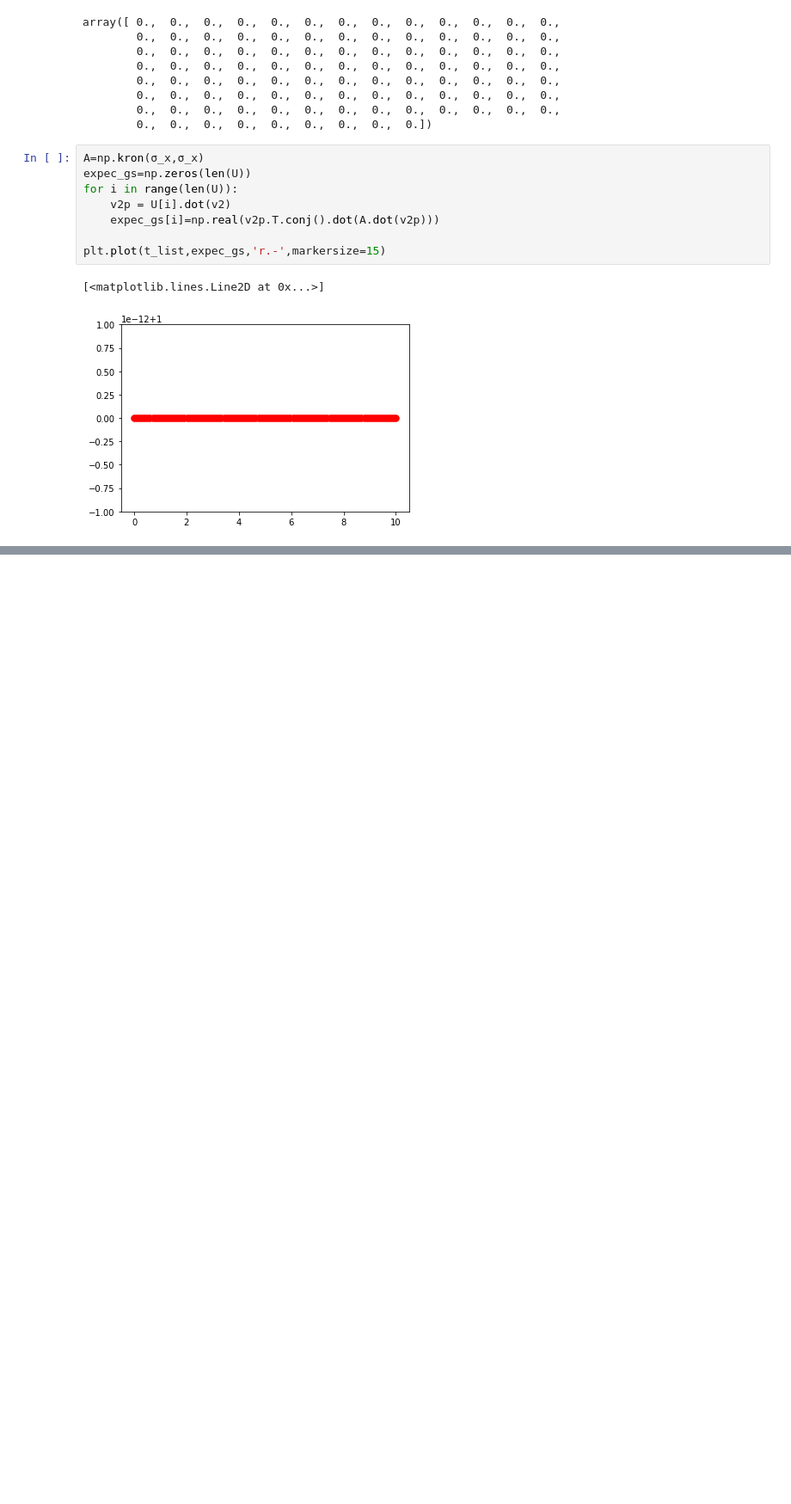
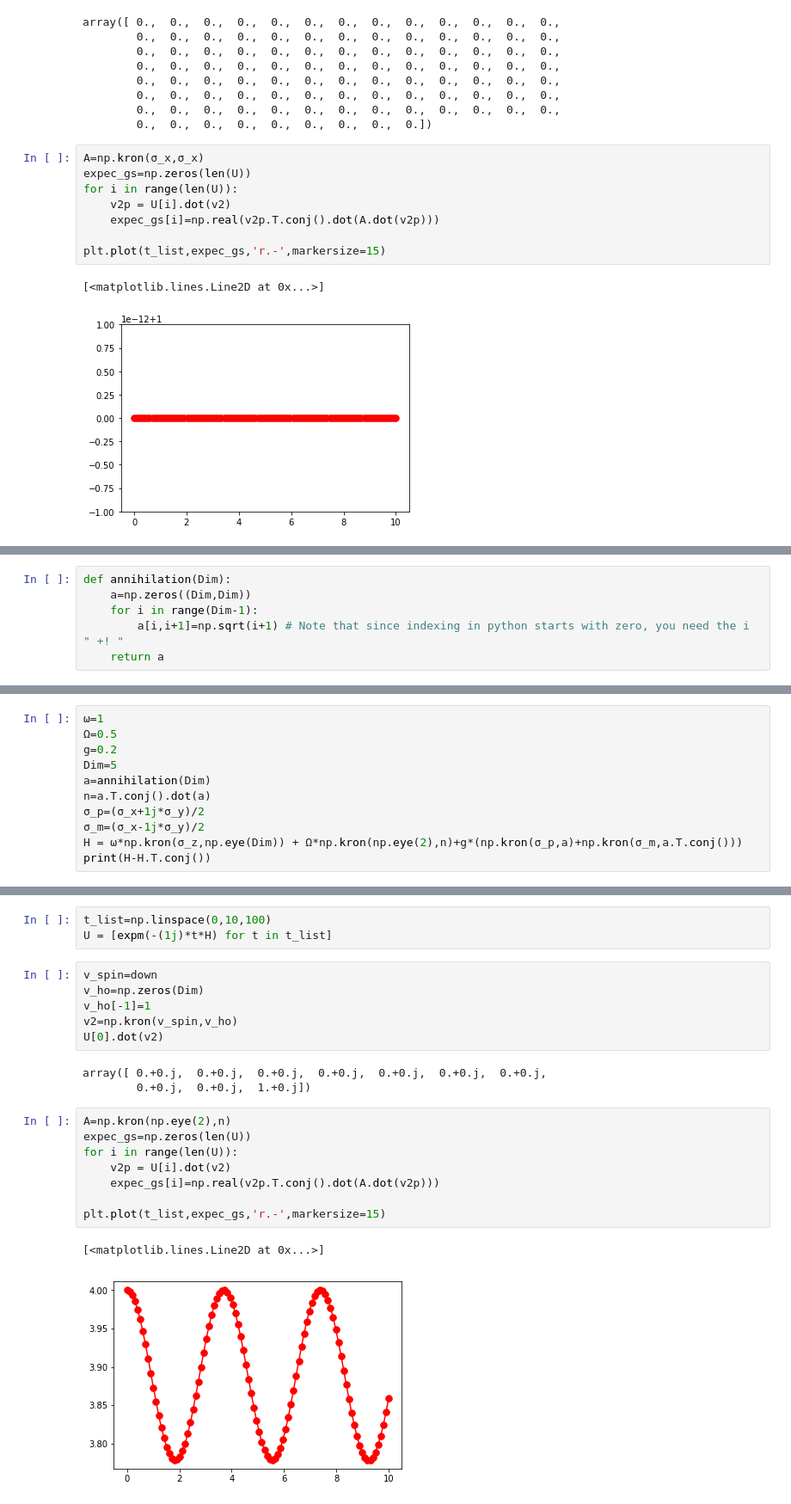
Before and after one commit to vinjanampathy/PH413, a Jupyter notebook: 6. Quantum Mechanics.ipynb, the cells around one changed output, grey strips where cells are left out. Shown at 86% size. Cells and saved outputs as stored; diff of their text form; blank space fills up the shorter version.

```diff
--- a/6. Quantum Mechanics.ipynb
+++ b/6. Quantum Mechanics.ipynb
@@ -139,0 +175,6 @@ plt.plot(t_list,expec_gs,'r.-',markersize=15)
+# %%
+def annihilation(Dim):
+    a=np.zeros((Dim,Dim))
+    for i in range(Dim-1):
+        a[i,i+1]=np.sqrt(i+1) # Note that since indexing in python starts with zero, you need the i " +! "
+    return a
@@ -139,0 +191,11 @@ plt.plot(t_list,expec_gs,'r.-',markersize=15)
+# %%
+ω=1
+Ω=0.5
+g=0.2
+Dim=5
+a=annihilation(Dim)
+n=a.T.conj().dot(a)
+σ_p=(σ_x+1j*σ_y)/2
+σ_m=(σ_x-1j*σ_y)/2
+H = ω*np.kron(σ_z,np.eye(Dim)) + Ω*np.kron(np.eye(2),n)+g*(np.kron(σ_p,a)+np.kron(σ_m,a.T.conj()))
+print(H-H.T.conj())
@@ -139,0 +223,23 @@ plt.plot(t_list,expec_gs,'r.-',markersize=15)
+# %%
+t_list=np.linspace(0,10,100)
+U = [expm(-(1j)*t*H) for t in t_list]
+# %%
+v_spin=down
+v_ho=np.zeros(Dim)
+v_ho[-1]=1
+v2=np.kron(v_spin,v_ho)
+U[0].dot(v2)
+# %% [output]
+array([ 0.+0.j,  0.+0.j,  0.+0.j,  0.+0.j,  0.+0.j,  0.+0.j,  0.+0.j,
+        0.+0.j,  0.+0.j,  1.+0.j])
+# %%
+A=np.kron(np.eye(2),n)
+expec_gs=np.zeros(len(U))
+for i in range(len(U)):
+    v2p = U[i].dot(v2)
+    expec_gs[i]=np.real(v2p.T.conj().dot(A.dot(v2p)))
+
+plt.plot(t_list,expec_gs,'r.-',markersize=15)
+# %% [output]
+[<matplotlib.lines.Line2D at 0x...>]
+[figure, added]
```
Also changed, not shown: parts of 22 cells of this notebook, 3 other files.
